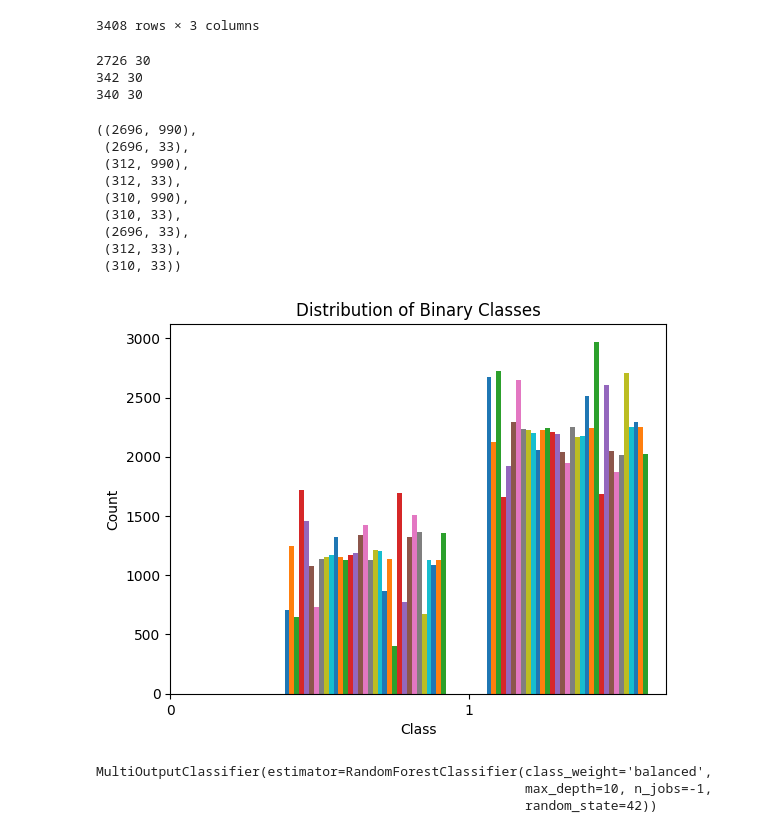
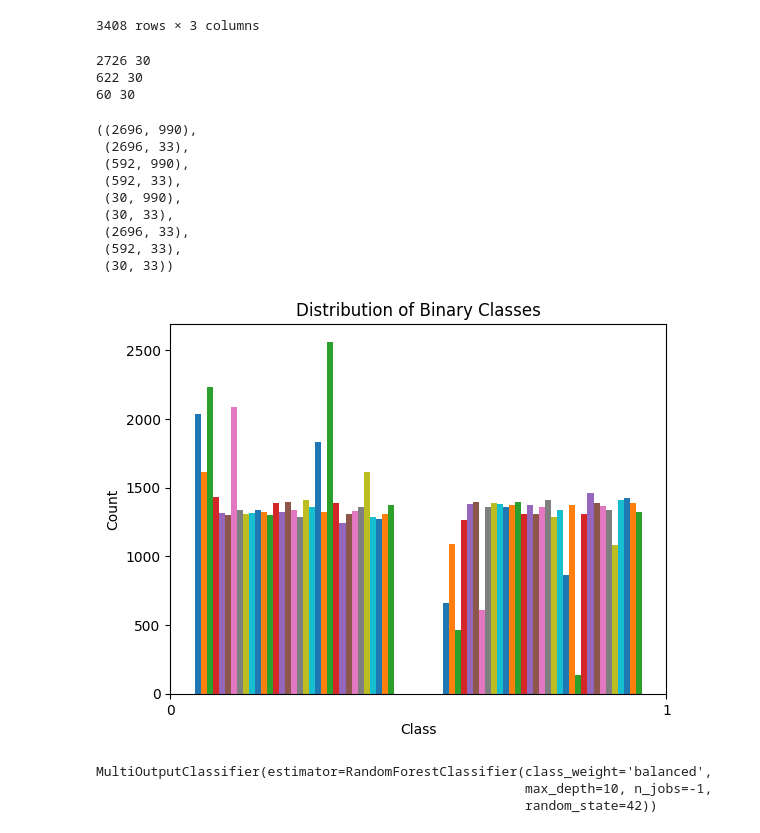
Before and after one commit to JingShelly/BA_Project, a Jupyter notebook: src/RandomForrest/Classification/rf_binary.ipynb, the cells around one changed output. Drawn from its saved outputs; the diff is of its cells as text; code cells hidden in the pictures.

```diff
--- a/src/RandomForrest/Classification/rf_binary.ipynb
+++ b/src/RandomForrest/Classification/rf_binary.ipynb
@@ -81,7 +81,7 @@ def create_X_y(data,target_label, window_size):
 window_size = 30
 dataset_size = len(data)
 train_size = int(dataset_size * 0.8)
-test_size = int(dataset_size * 0.1)
+test_size = 30 + window_size
 val_size = dataset_size - train_size - test_size
 
 train_data = data.iloc[:train_size]
@@ -100,26 +100,26 @@ X_test, y_test, first_values_test, labels_test = create_X_y(test_data, binary_ta
 X_train.shape, y_train.shape, X_val.shape, y_val.shape, X_test.shape, y_test.shape, labels_train.shape, labels_val.shape, labels_test.shape
 # %% [output]
 2726 30
-342 30
-340 30
+622 30
+60 30
 ((2696, 990),
  (2696, 33),
- (312, 990),
- (312, 33),
- (310, 990),
- (310, 33),
+ (592, 990),
+ (592, 33),
+ (30, 990),
+ (30, 33),
  (2696, 33),
- (312, 33),
- (310, 33))
+ (592, 33),
+ (30, 33))
 # %%
-plt.hist(y, bins=2, rwidth=0.8)
+plt.hist(labels_train, bins=2, rwidth=0.8)
 plt.xticks([0, 1])
 plt.xlabel('Class')
 plt.ylabel('Count')
 plt.title('Distribution of Binary Classes')
 plt.show()
 # %% [output]
-[figure, old version]
+[figure, new version]
 # %%
 rf = MultiOutputClassifier(
     RandomForestClassifier(
```
Also changed, not shown: parts of 5 cells of this notebook, 1 other file.
